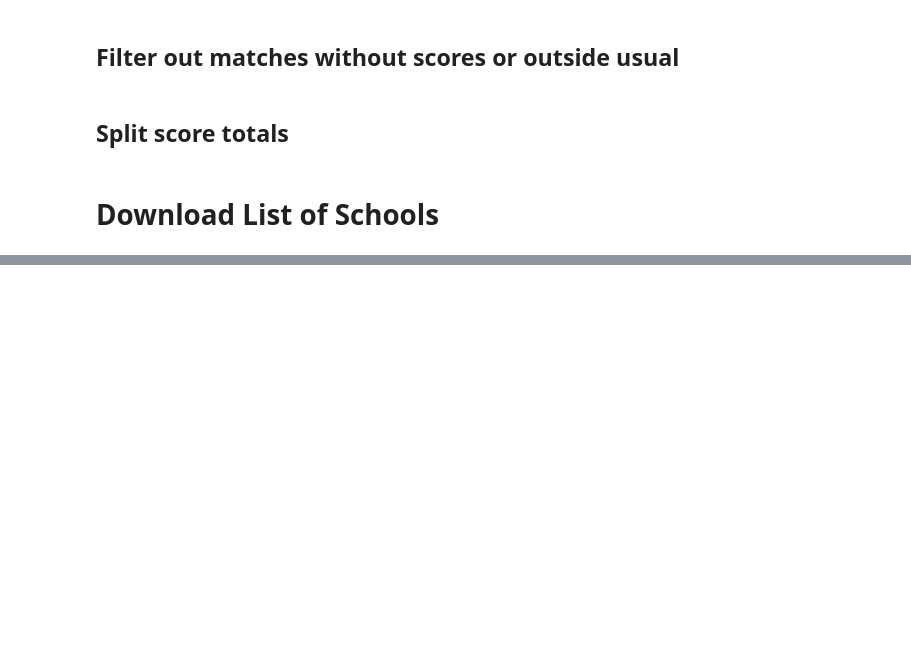
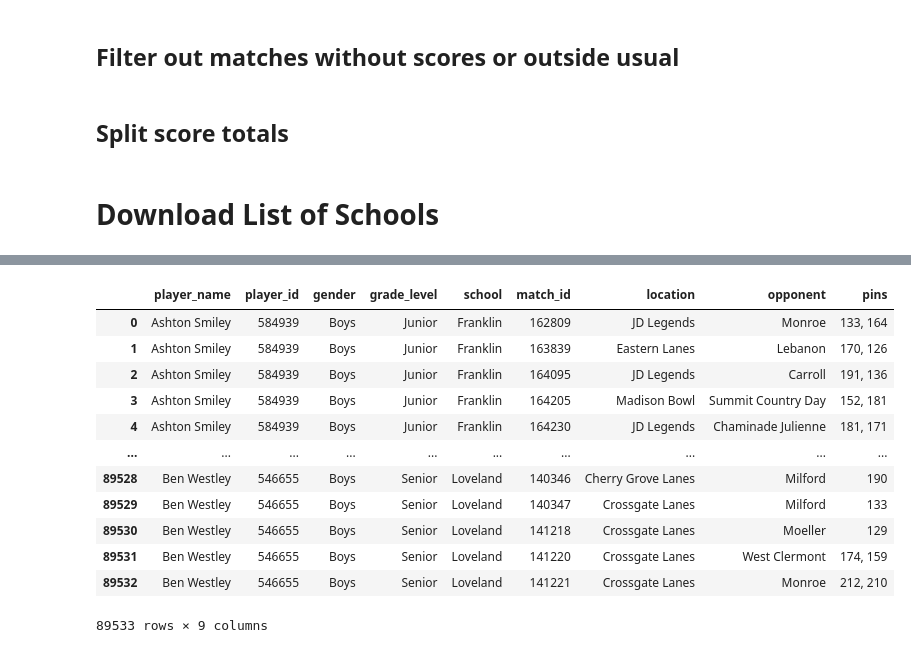
Before and after one commit to jgroeschen/Cinci-HS-Bowling-Stats, a Jupyter notebook: data_gathering/bowling_stats.ipynb, the cells around one changed output, grey strips where cells are left out. Cells and saved outputs as stored; diff of their text form; code cells hidden in the pictures; blank space fills up the shorter version.

Commit message:
Going a different direction with data gathering

```diff
--- a/data_gathering/bowling_stats.ipynb
+++ b/data_gathering/bowling_stats.ipynb
@@ -107,0 +129,4 @@ df_official_names.to_csv('official_names.csv')
+# %%
+schools_rows_list.sort()
+unique_schools = list(k for k,_ in itertools.groupby(schools_rows_list))
+unique_schools
@@ -107,0 +195,50 @@ df_official_names.to_csv('official_names.csv')
+# %%
+gamestats = []
+random.shuffle(players_rows_list)
+for p_id, dom in players_rows_list:
+    page = requests.get(f'{dom}playerStats.aspx?player={p_id}')
+    soup = BeautifulSoup(page.content, 'html.parser')
+    title = soup.find('title').string
+    schoolH1 = soup.select('h1')
+    player_name = soup.select('h2')[0].contents[0].text
+    try:
+        grade_lvl = soup.select('span[id*=GradeVal]')[0].contents[0].text
+    except:
+        grade_lvl = ''
+    match_list = soup.select('a[id*=GamesRepeat]')
+    #soup.select('a[id*=ContentPlaceHolder1]')
+    schname = schoolH1[0].contents[0].text
+    genname = schoolH1[0].contents[2].text
+    if title=='Girls Greater Catholic League':
+        ind=0
+        genname = 'Girls'
+    else:
+        ind=1
+    schgen = [re.findall(pattern='(\w+.*)', string=schname)[0], re.findall(pattern='(\w+)', string=genname)[ind]]
+    for i in range(len(match_list)):
+        href = match_list[i]['href']
+        match_id = re.findall(r'ID=(.*)', href)
+        pins = match_list[i].find_previous().find_previous_siblings()[3].text
+        location = match_list[i].find_previous().find_previous_siblings()[5].text
+        opponent = match_list[i].find_previous().find_previous_siblings()[6].text
+        row = [player_name, p_id, schgen[1], grade_lvl, schgen[0], match_id[0], location, opponent, pins,]
+        gamestats.append(row)
+    time.sleep(.25)
+# %%
+df_gamestats = pd.DataFrame(gamestats, columns=['player_name', 'player_id', 'gender', 'grade_level', 'school', 'match_id', 'location', 'opponent', 'pins'])
+df_gamestats.to_csv('gamestats.csv')
+df_gamestats
+# %% [output]
+|  | player_name | player_id | gender | grade_level | school | match_id | location | opponent | pins |
+| 0 | Ashton Smiley | 584939 | Boys | Junior | Franklin | 162809 | JD Legends | Monroe | 133, 164 |
+| 1 | Ashton Smiley | 584939 | Boys | Junior | Franklin | 163839 | Eastern Lanes | Lebanon | 170, 126 |
+| 2 | Ashton Smiley | 584939 | Boys | Junior | Franklin | 164095 | JD Legends | Carroll | 191, 136 |
+| 3 | Ashton Smiley | 584939 | Boys | Junior | Franklin | 164205 | Madison Bowl | Summit Country Day | 152, 181 |
+| 4 | Ashton Smiley | 584939 | Boys | Junior | Franklin | 164230 | JD Legends | Chaminade Julienne | 181, 171 |
+| ... | ... | ... | ... | ... | ... | ... | ... | ... | ... |
+| 89528 | Ben Westley | 546655 | Boys | Senior | Loveland | 140346 | Cherry Grove Lanes | Milford | 190 |
+| 89529 | Ben Westley | 546655 | Boys | Senior | Loveland | 140347 | Crossgate Lanes | Milford | 133 |
+| 89530 | Ben Westley | 546655 | Boys | Senior | Loveland | 141218 | Crossgate Lanes | Moeller | 129 |
+| 89531 | Ben Westley | 546655 | Boys | Senior | Loveland | 141220 | Crossgate Lanes | West Clermont | 174, 159 |
+| 89532 | Ben Westley | 546655 | Boys | Senior | Loveland | 141221 | Crossgate Lanes | Monroe | 212, 210 |
+89533 rows × 9 columns
```
Also changed, not shown: parts of 8 cells of this notebook.
